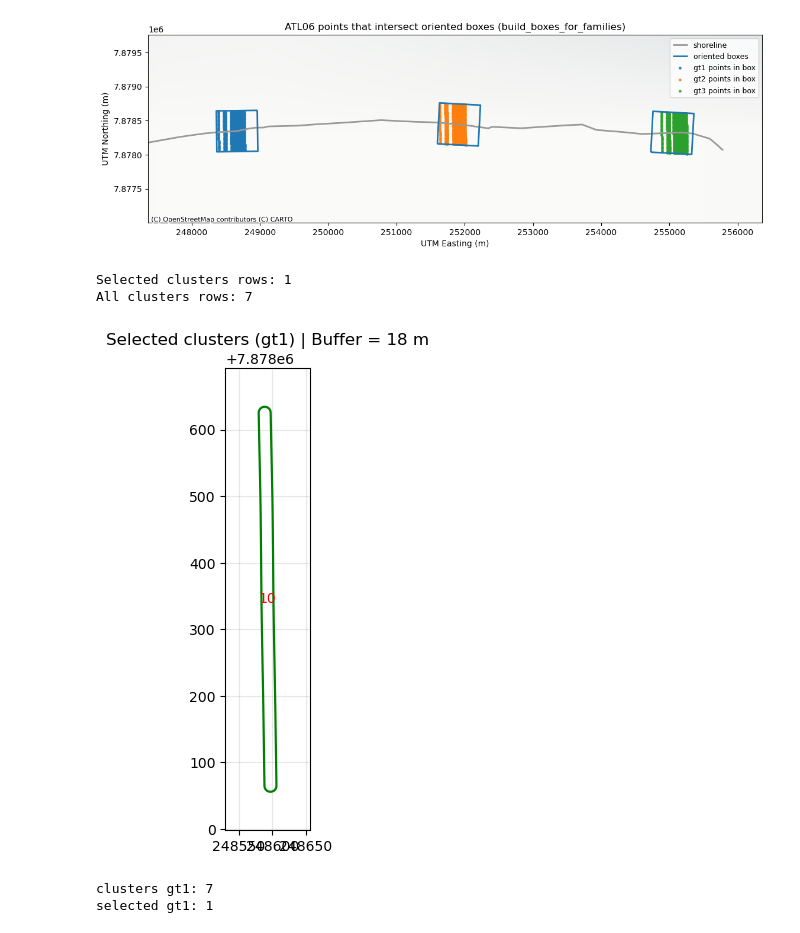
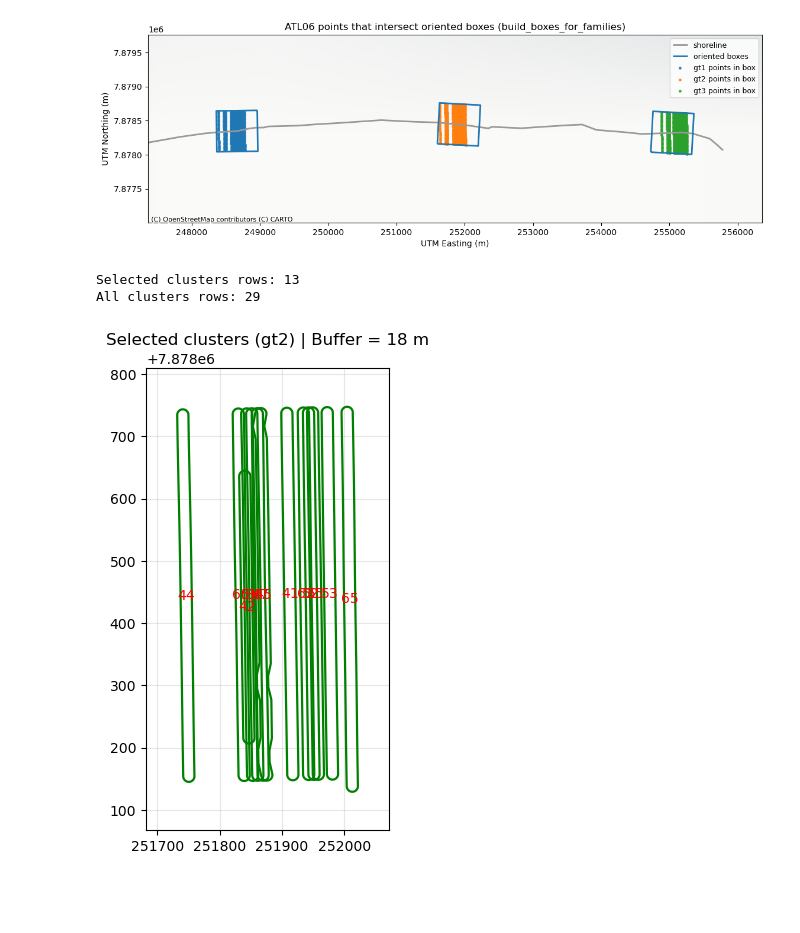
Before and after one commit to rafaelbendo/ice-beam, a Jupyter notebook: notebooks/02_make_and_select_clusters.ipynb, the cells around one changed output. Cells and saved outputs as stored; diff of their text form; code cells hidden in the pictures; blank space fills up the shorter version.

Commit message:
Stage all remaining notebooks and CSV outputs; rename 02_run_workflow_single.ipynb to 02_make_and_select_clusters.ipynb; update processed gpkg and code tweaks

```diff
--- a/notebooks/02_run_workflow_single.ipynb
+++ b/notebooks/02_make_and_select_clusters.ipynb
@@ -268,7 +394,7 @@ import matplotlib.pyplot as plt
 # ----------------------------
 # Choose family (None = all)
 # ----------------------------
-gt_family = "gt1"   # None, "gt1", "gt2", "gt3"
+gt_family = "gt2"   # None, "gt1", "gt2", "gt3"
 
 # ----------------------------
 # Safety: normalize gt_family strings
@@ -326,40 +452,33 @@ xmin, xmax = minx - padx, maxx + padx
 ymin, ymax = miny - pady, maxy + pady
 
 # ----------------------------
 # Plot
 # ----------------------------
 fig, ax = plt.subplots(figsize=(12, 6))
 
 # shoreline
 sh.plot(ax=ax, color="none", edgecolor="blue", linewidth=1.5, zorder=1)
 
 # all clusters (optional background)
 # if cg is not None and not cg.empty:
 #     cg.boundary.plot(ax=ax, color="0.7", linewidth=0.8, zorder=2)
 
 # selected clusters (IMPORTANT: boundary only, no fill -> avoids the "blob")
 sc.boundary.plot(ax=ax, color="green", linewidth=1.6, zorder=3)
 
 # labels (cluster_id) at centroid
 cent = sc.geometry.centroid
 for cid, x, y in zip(sc["cluster_id"].tolist(), cent.x.tolist(), cent.y.tolist()):
     ax.text(x, y, str(cid), color="red", fontsize=10, ha="center", va="center", zorder=4)
 
 ax.set_xlim(xmin, xmax)
 ax.set_ylim(ymin, ymax)
 ax.set_title(f"Selected clusters ({gt_family if gt_family else 'all'}) | Buffer = {float(P.CLUSTER_DISTANCE_M):g} m")
 ax.set_aspect("equal", adjustable="box")
 ax.grid(True, alpha=0.3)
 
 plt.show()
 # %% [output]
-Selected clusters rows: 1
-All clusters rows: 7
+Selected clusters rows: 13
+All clusters rows: 29
-[figure, old version]
+[figure, new version]
-# %%
-fam = "gt1"
-print("clusters gt1:", len(clusters_gdf.query("gt_family == @fam")))
-print("selected gt1:", len(selected_clusters.query("gt_family == @fam")))
-# %% [output]
-clusters gt1: 7
-selected gt1: 1
```
Also changed, not shown: parts of 19 cells of this notebook, 7 other files.
